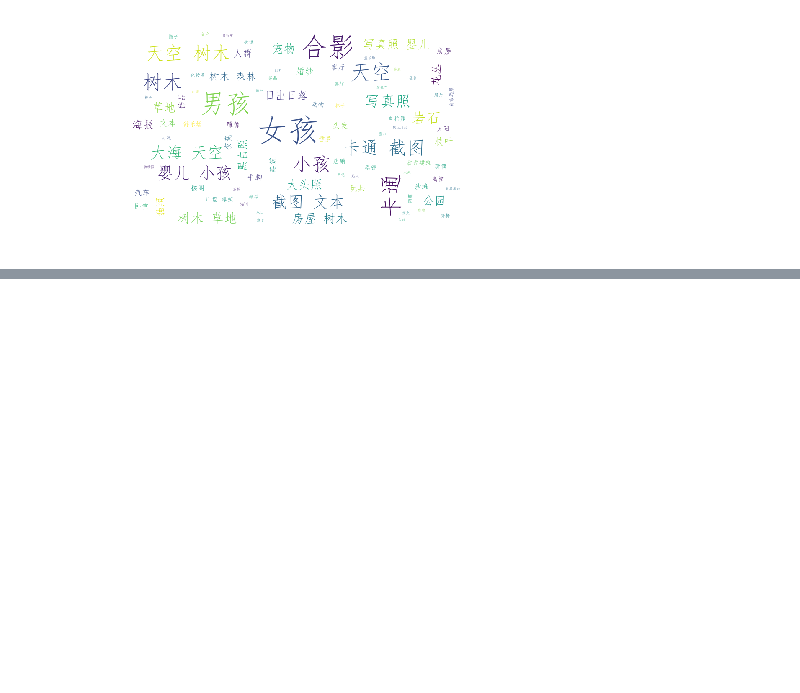
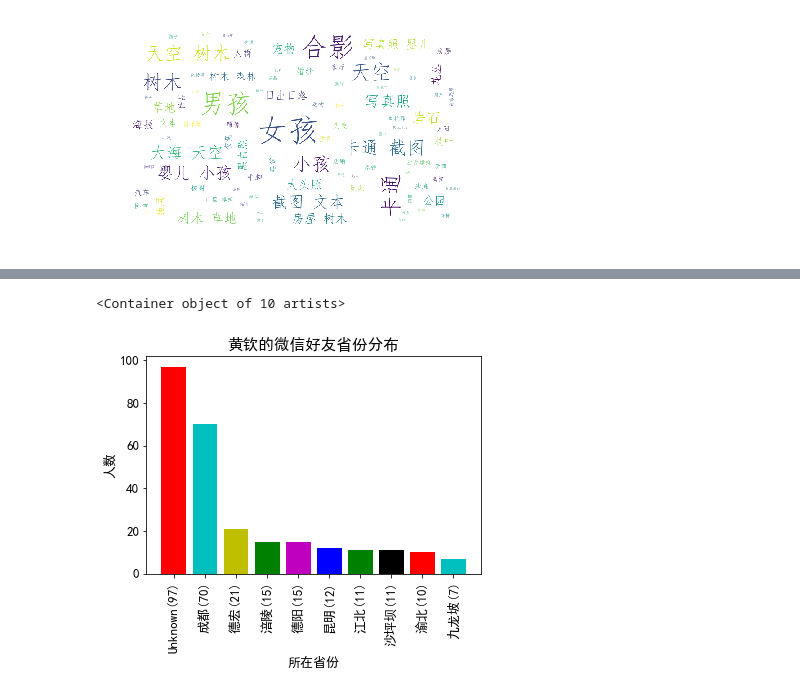
Before and after one commit to polarbear611/Data-Analysis, a Jupyter notebook: Wechat/wechat_friends.ipynb, the cells around one changed output, grey strips where cells are left out. Saved outputs shown, nothing was run; the diff lists cells and outputs as text; code cells hidden in the pictures; blank space fills up the shorter version.

```diff
--- a/Wechat/wechat_friends.ipynb
+++ b/Wechat/wechat_friends.ipynb
@@ -200,0 +301,19 @@ plt.show()
+# %%
+#画图展示，另一种方式
+import pandas as pd
+counter_city = pd.Series(counter_city)
+counter_city = counter_city.sort_values(ascending=False)
+labels = ['{}({})'.format(counter_city.index[i], str(counter_city[i])) for i in range(10)]
+plt.xticks(range(10), labels, rotation=90)
+plt.rcParams['font.sans-serif'] = ['simHei']
+plt.xlabel('所在省份')
+plt.ylabel('人数')
+plt.title("{}的微信好友省份分布".format(friends[0]["NickName"]))
+top_10 = counter_city[:10]
+plt.bar(range(10),
+        top_10,
+        color = 'rcygmbgk',
+        )
+# %% [output]
+<Container object of 10 artists>
+[figure, added]
```
Also changed, not shown: parts of 19 cells of this notebook, 2 other files.
